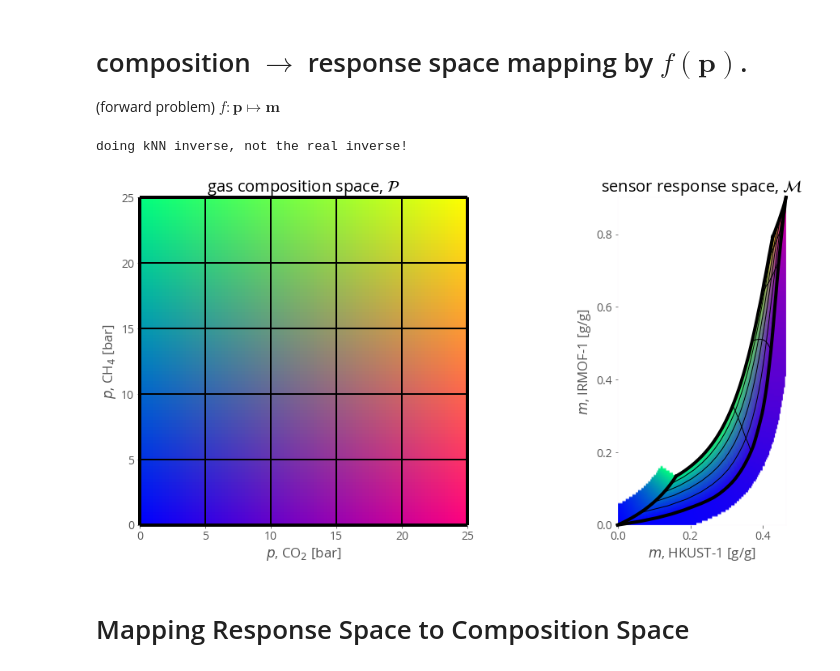
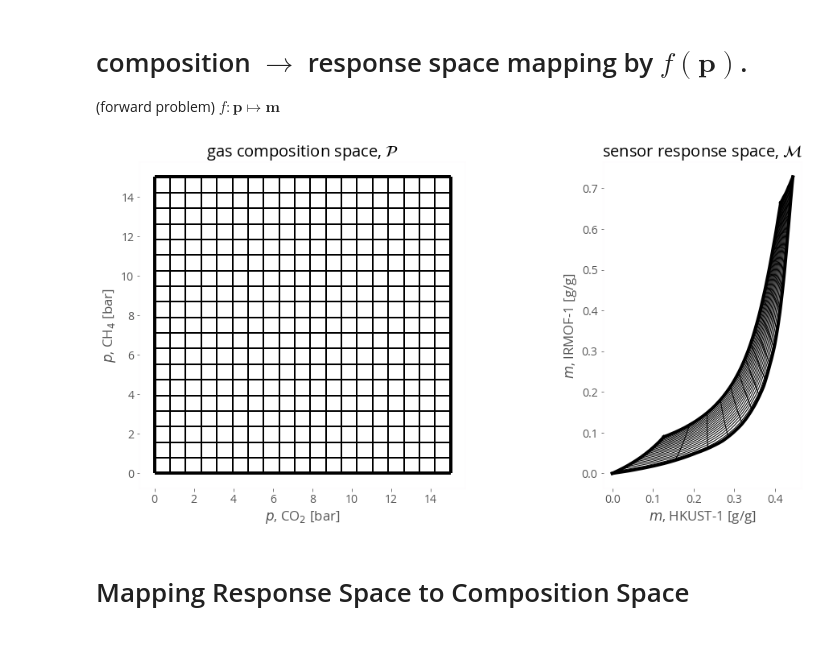
Before and after one commit to SimonEnsemble/nonlinear_sensing, a Jupyter notebook: viz mapping.ipynb, the cells around one changed output. Drawn from its saved outputs; the diff is of its cells as text; code cells hidden in the pictures; blank space fills up the shorter version.

```diff
--- a/viz mapping.ipynb
+++ b/viz mapping.ipynb
@@ -151,11 +151,11 @@ def f(p):
     m = np.zeros(2)
     for i, mof in enumerate(mofs):
         # if gas is pure gas 1
-        if p[0] < 1e-5:
+        if p[0] == 0.0:
             m[i] = ads_model[mof][gases[1]].loading(p[1]) * molecular_weight[gases[1]] / 1000
             continue
         #  if gas is pure gas 0
-        if p[1] < 1e-5:
+        if p[1] == 0.0:
             m[i] = ads_model[mof][gases[0]].loading(p[0]) * molecular_weight[gases[0]] / 1000
             continue
         # if reached this far, need IAST
@@ -168,7 +168,8 @@ def f(p):
         # component loadings in mof i.
         #  note that these are in mmol. so we need to use molecular weight to convert to g.
         q = pyiast.iast(p, [ads_model[mof][gas] for gas in gases],
-                        verboseflag=False, adsorbed_mole_fraction_guess=m_guess, warningoff=True)
+                        verboseflag=False, adsorbed_mole_fraction_guess=m_guess,
+                        warningoff=True)
         for g, gas in enumerate(gases):
             m[i] += q[g] * molecular_weight[gas] / 1000
     return m # g/g
@@ -193,7 +194,7 @@ forward function `f` is robust.
 inverse function `g` is not... i.e. will not converge if the starting guess is not very close to the true solution.
 so let's use nearest neighbors to get a good guess for the inverse function.
 # %%
-ps = np.concatenate((np.linspace(0, 3.0, 50), np.linspace(3.0, 30.0, 100)))
+ps = np.concatenate((np.linspace(0, 5.0, 50), np.linspace(3.0, 30.0, 100)[2:]))
 knn = neighbors.KNeighborsRegressor(1)
 P = []
 M = []
@@ -221,22 +222,19 @@ inverse of f(p). i.e. given m, return p that produces it.
 if not a successful root finding, return Nans
 """
 def g(m):
-    #  we want this function to return a zero vector
-    #  it takes in a pressure p
-    #  it outputs the corresponding difference between the response and the response m_0 that we find
-    #  if we find the right p that gives us the response m_0, then this will be the zero vector
     def f_want_0(p):
         return f(p) - m
     p_guess = g_knn(m)
-    sol = optimize.root(f_want_0, p_guess, method="lm")
+    xtol = 1.49012e-08 # default
+    method = "hybr" # default
+    if p_guess[0] < 4.0 or p_guess[1] < 4.0:
+        method = "lm" # works better for small p, but slower
+    sol = optimize.root(f_want_0, p_guess, method=method)
     p = sol.x
-    # return nan if p less than lower bound, greater than upper bound
-#     if p[0] < p_lb or p[1] < p_lb or p[0] > p_ub or p[1] > p_ub:
-#         return np.array([np.nan, np.nan])
     if not sol.success:
+        print(sol.message)
         return np.array([np.nan, np.nan])
     return p
-print("warning! changed method to lm")
 # %%
 g(m)
 # %% [output]
@@ -313,8 +311,8 @@ def draw_box(L, plt_num):
 # composition $\rightarrow$ response space mapping by $f(\mathbf{p})$.
 (forward problem) $f : \mathbf{p} \mapsto \mathbf{m}$
 # %%
-p_max = 25.0
-draw_color = True
+p_max = 15.0
+draw_color = False
 
 fig, ax = plt.subplots(1, 2, figsize=(15, 7))
 
@@ -382,10 +380,7 @@ ax[1].set_aspect('equal', 'box')
 ###
 #  grid lines
 ###
-if draw_color:
-    nb_lines = 6
-else:
-    nb_lines = 12
+nb_lines = 20
 nb_pts = 50
 ps = np.linspace(0, p_max, nb_lines)
 p_fine = np.linspace(0, p_max, nb_pts)
@@ -395,35 +390,34 @@ for i in range(len(ps)):
     ###
     p_a = ps[i] # p_a is constant here.
     ax[0].vlines(p_a, 0, p_max, color=grid_line_color)
 
     # plot the image of the line in sensor response space
     #     loop through points on the line
     m0 = np.zeros(nb_pts)
     m1 = np.zeros(nb_pts)
     for j, p_b in enumerate(p_fine):
         p = np.array([p_a, p_b])
         m0[j], m1[j] = f(p)
     ax[1].plot(m0, m1, color=grid_line_color, lw=1)
 
     ###
     #   y = constant (horizontal) grid lines
     ###
     p_b = ps[i] # p_b is constant here.
     ax[0].hlines(p_b, 0, p_max, color=grid_line_color)
 
     # plot the image of the line in sensor response space
     # loop through points on the line
     for j, p_a in enumerate(p_fine):
         p = np.array([p_a, p_b])
         m0[j], m1[j] = f(p)
     ax[1].plot(m0, m1, color=grid_line_color, lw=1)
 # plt.suptitle("$f:\mathbf{p} \rightarrow \mathbf{m}$")
 draw_mspace_boundaries(p_max, 1)
 plt.tight_layout()
 plt.savefig("p_to_m_2d.pdf", format="pdf")
 # %% [output]
-doing kNN inverse, not the real inverse!
-[figure, old version]
+[figure, new version]
 # %% [markdown]
 # Mapping Response Space to Composition Space
 # %%
```
Also changed, not shown: parts of 8 cells of this notebook.
